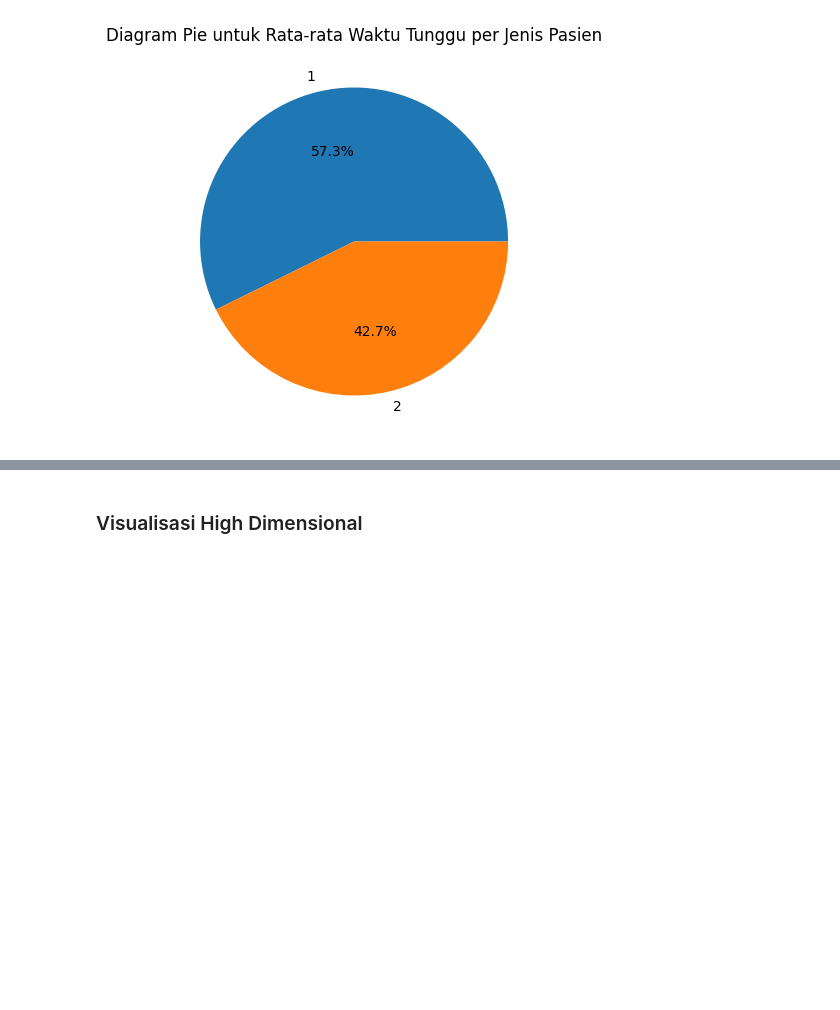
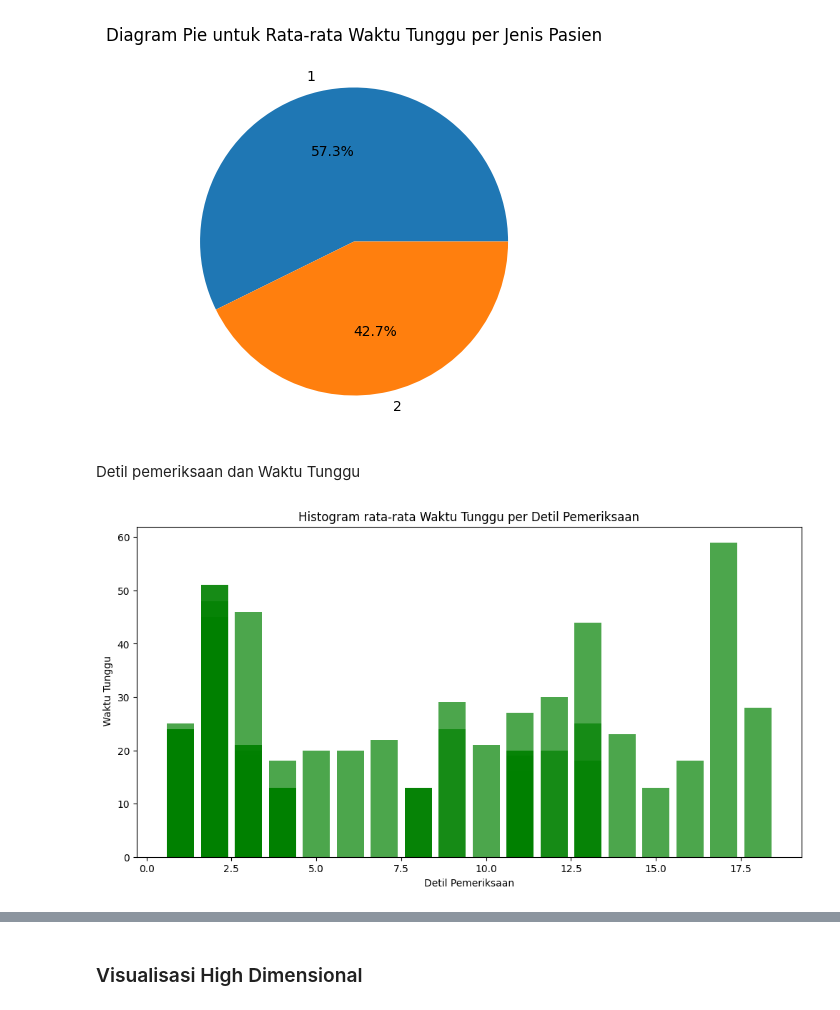
Before and after one commit to patgrace/AVD_WatingTime, a Jupyter notebook: visualisasi.ipynb, the cells around one changed output, grey strips where cells are left out. Saved outputs shown, nothing was run; the diff lists cells and outputs as text; code cells hidden in the pictures; blank space fills up the shorter version.

Commit message:
menambahkan visualisasi variabel baru

```diff
--- a/visualisasi.ipynb
+++ b/visualisasi.ipynb
@@ -467,3 +467,5 @@ plt.title('Diagram Pie untuk Rata-rata Waktu Tunggu per Jenis Pasien')
 plt.show()
 # %% [output]
 [figure]
+# %% [markdown]
+Detil pemeriksaan dan Waktu Tunggu
@@ -469,0 +488,13 @@ plt.show()
+# %%
+# Membuat histogram dengan Waktuda sumbu x dan Waktu tunggu pada sumbu y
+plt.figure(figsize=(12, 6))
+plt.bar(dataset['Detil Pemeriksaan'], dataset['Waktu Tunggu '], color='green', alpha=0.7)
+
+# Menambahkan label sumbu dan judul
+plt.xlabel('Detil Pemeriksaan')
+plt.ylabel(' Waktu Tunggu')
+plt.title('Histogram rata-rata Waktu Tunggu per Detil Pemeriksaan')
+
+plt.show()
+# %% [output]
+[figure, added]
```
Also changed, not shown: parts of 11 cells of this notebook.
